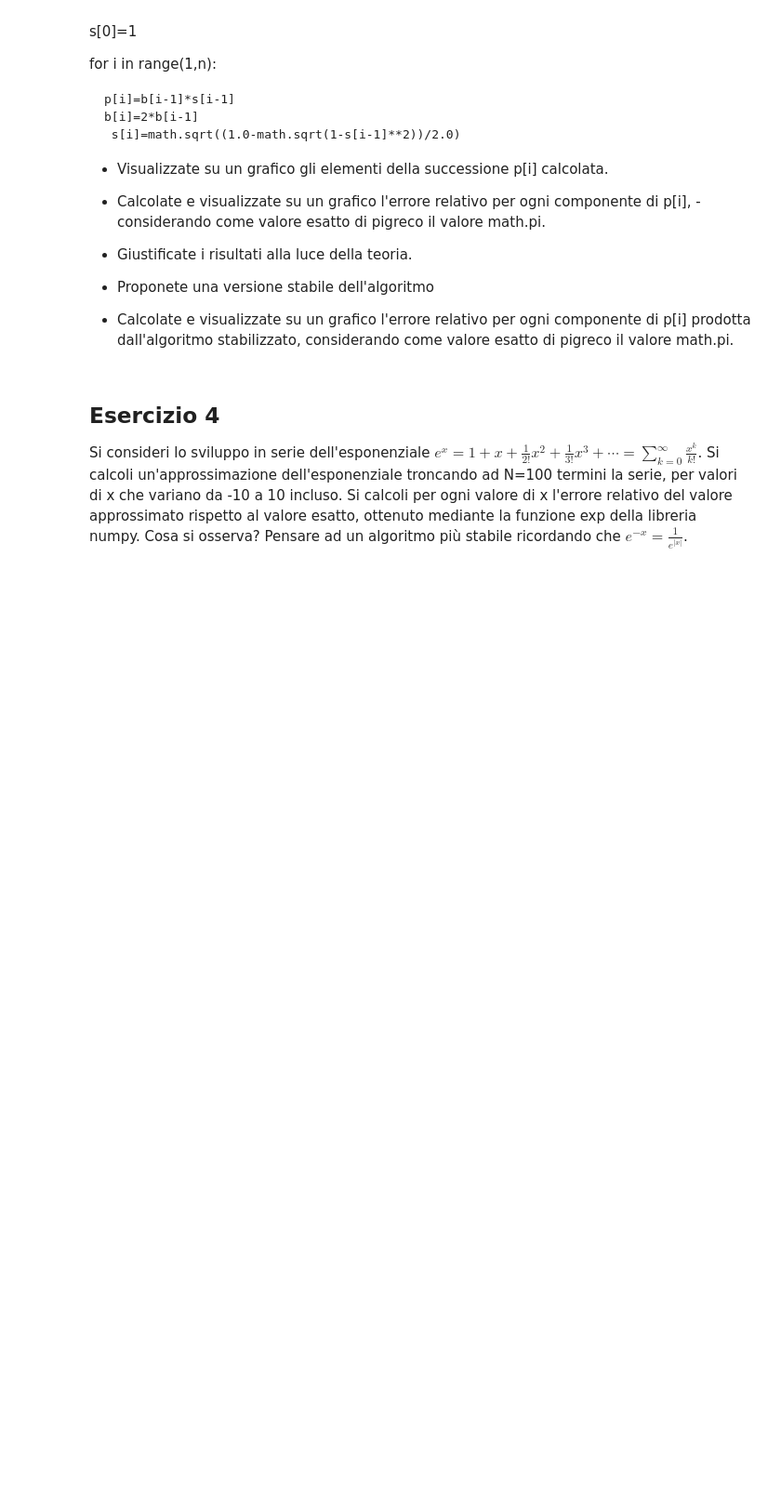
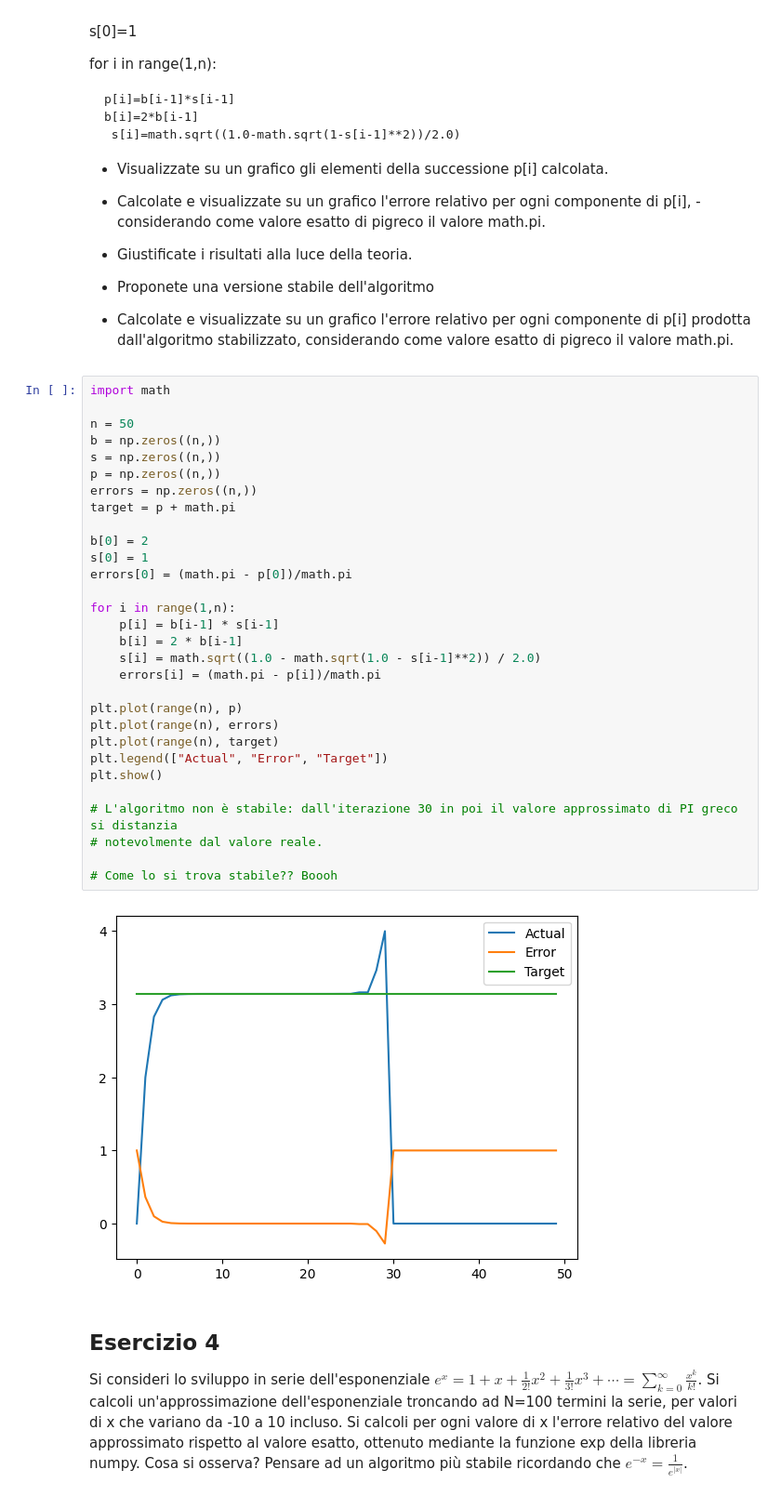
Before and after one commit to Nickolausen/unibo-metodi-numerici, a Jupyter notebook: lab05/Esercitazione5.ipynb, the cells around one changed output. Shown at 93% size. Cells and saved outputs as stored; diff of their text form; blank space fills up the shorter version.

```diff
--- a/lab05/Esercitazione5.ipynb
+++ b/lab05/Esercitazione5.ipynb
@@ -40,6 +89,38 @@ for i in range(1,n):
 
 - Calcolate e visualizzate su un grafico l'errore relativo per ogni componente di p[i] prodotta dall'algoritmo stabilizzato, considerando come valore esatto di
 pigreco il valore math.pi.
+# %%
+import math
+
+n = 50
+b = np.zeros((n,))
+s = np.zeros((n,))
+p = np.zeros((n,))
+errors = np.zeros((n,))
+target = p + math.pi
+
+b[0] = 2
+s[0] = 1
+errors[0] = (math.pi - p[0])/math.pi
+
+for i in range(1,n):
+    p[i] = b[i-1] * s[i-1]
+    b[i] = 2 * b[i-1]
+    s[i] = math.sqrt((1.0 - math.sqrt(1.0 - s[i-1]**2)) / 2.0)
+    errors[i] = (math.pi - p[i])/math.pi
+
+plt.plot(range(n), p)
+plt.plot(range(n), errors)
+plt.plot(range(n), target)
+plt.legend(["Actual", "Error", "Target"])
+plt.show()
+
+# L'algoritmo non è stabile: dall'iterazione 30 in poi il valore approssimato di PI greco si distanzia
+# notevolmente dal valore reale.
+
+# Come lo si trova stabile?? Boooh
+# %% [output]
+[figure, added]
 # %% [markdown]
 ## Esercizio 4
 Si consideri lo sviluppo in serie dell'esponenziale $e^x=1+x+\frac{1}{2!}x^2+\frac{1}{3!}x^3+\cdots =\sum_{k=0}^\infty \frac{x^k}{k!} $. Si calcoli un'approssimazione dell'esponenziale troncando ad N=100 termini la serie, per valori di x che variano da -10 a 10 incluso. Si calcoli  per ogni valore di x l'errore relativo del valore approssimato rispetto al valore esatto, ottenuto mediante la funzione exp della libreria numpy. Cosa si osserva? Pensare ad un algoritmo più stabile ricordando che $e^{-x}=\frac{1}{e^{|x|}}$.
```
Also changed, not shown: parts of 6 cells of this notebook, 1 other file.
